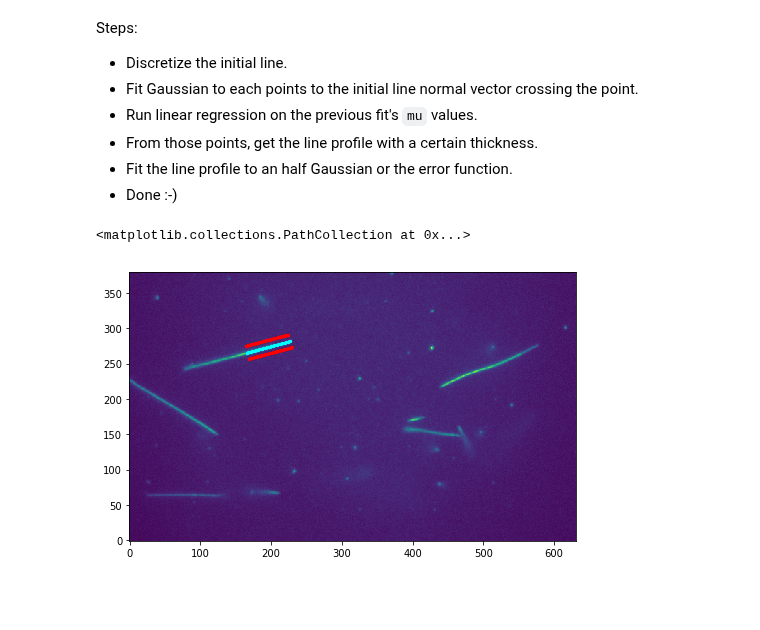
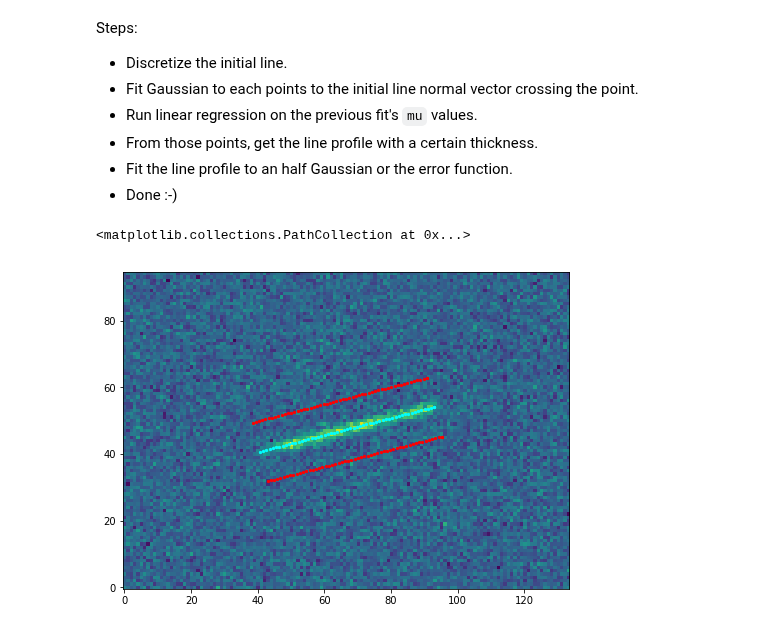
Before and after one commit to brouhardlab/anamic, a Jupyter notebook: notebooks/Development/Microtubule Tip Fitter.ipynb, the cells around one changed output. Saved outputs shown, nothing was run; the diff lists cells and outputs as text; code cells hidden in the pictures; blank space fills up the shorter version.

Commit message:
Consolidate tip fitter notebooks + add a test data image to be able to run the notebooks without having to generate the data

```diff
--- a/notebooks/Development/Microtubule Tip Fitter.ipynb
+++ b/notebooks/Development/Microtubule Tip Fitter.ipynb
@@ -44,38 +40,42 @@ metadata = json.load(open(fname.with_suffix('.json')))
 # Get microtubule tip coordinates
 tip_start = np.array(metadata['tip_start'])
 tip_end = np.array(metadata['tip_end'])
-# %%
-import read_roi
-
-im = tifffile.imread("/home/hadim/2019-01-28 ch10 seeds snapshot GTP-EGS-1.tif")
-metadata = read_roi.read_roi_zip('/home/hadim/2019-01-28 ch10 seeds snapshot GTP-EGS-1.zip')
-
-metadata['pixel_size'] = 107
-
-roi_id = '0272-0569'
-roi_id = '0274-0197'
-tip_start = (metadata[roi_id]['y1'], metadata[roi_id]['x1'])
-tip_end = (metadata[roi_id]['y2'], metadata[roi_id]['x2'])
+# %%
+# Define fitting parameters
+args = {}
+
+args['get_thick_line_args'] = {}
+args['get_thick_line_args']['length_spacing'] = 1  # pixel
+args['get_thick_line_args']['line_thickness'] = 2000 / metadata['pixel_size']  # pixel
+args['get_thick_line_args']['width_spacing'] = 1  # pixel
+
+args['perpendicular_line_fit_args'] = {}
+args['perpendicular_line_fit_args']['length_spacing'] = 0.1  # pixel
+args['perpendicular_line_fit_args']['fit_threshold'] = 0.15
+args['perpendicular_line_fit_args']['continuous_discard'] = False
+
+args['offset_start'] = 4000 / metadata['pixel_size']  # pixel
+args['offset_end'] = 2000 / metadata['pixel_size']  # pixel
+
+args['tip_fit_args'] = {}
+args['tip_fit_args']['length_spacing'] = 0.1  # pixel
+args['tip_fit_args']['line_thickness'] = 400 / metadata["pixel_size"]  # pixel
+args['tip_fit_args']['width_spacing'] = 0.1  # pixel
 # %%
-args = {}
-args['length_spacing'] = 1  # pixel
-args['line_thickness'] = 2000 / metadata['pixel_size'] # pixel
-args['width_spacing'] = 1  # pixel
-
-lines = anamic.fitter.get_thick_line(tip_start, tip_end, **args)
+lines = anamic.fitter.get_thick_line(tip_start, tip_end, **args['get_thick_line_args'])
 
 # Check the new points.
 fig, ax = plt.subplots(figsize=(8, 8))
 
-ax.imshow(im, interpolation='none', origin=[0, 0], cmap='viridis')
+ax.imshow(image, interpolation='none', origin=[0, 0], cmap='viridis')
 ax.set_aspect('equal')
 
 ax.scatter(lines[1, 0], lines[0, 0], color='red', s=20, marker=".")
 ax.scatter(lines[1, -1], lines[0, -1], color='red', s=20, marker=".")
 
 middle_index = int(lines.shape[1] / 2)
 ax.scatter(lines[1, middle_index], lines[0, middle_index], color='cyan', s=20, marker=".")
 # %% [output]
 <matplotlib.collections.PathCollection at 0x...>
-[figure, old version]
+[figure, new version]
 # %%
```
Also changed, not shown: parts of 8 cells of this notebook, 5 other files.
